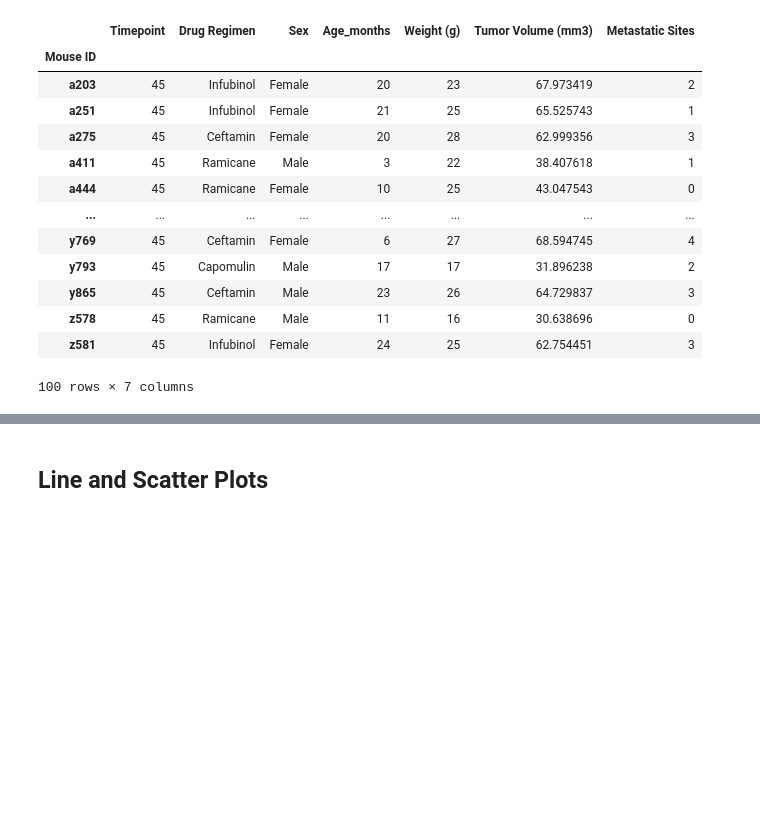
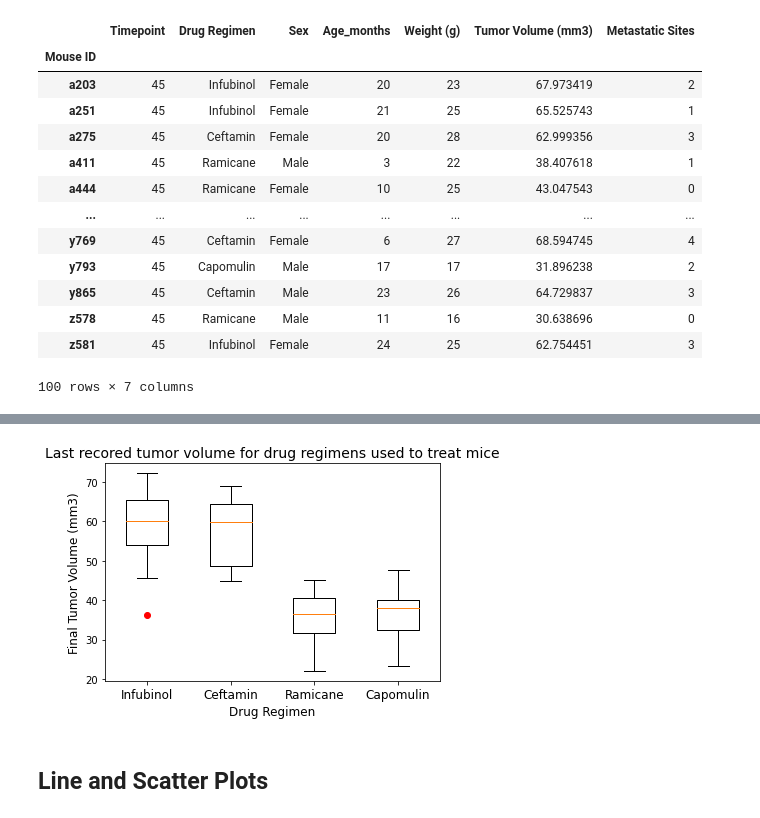
Before and after one commit to Travbz/matplotlib-challenge, a Jupyter notebook: Pymaceuticals/pymaceuticals_starter.ipynb, the cells around one changed output, grey strips where cells are left out. Drawn from its saved outputs; the diff is of its cells as text; code cells hidden in the pictures; blank space fills up the shorter version.

```diff
--- a/Pymaceuticals/pymaceuticals_starter.ipynb
+++ b/Pymaceuticals/pymaceuticals_starter.ipynb
@@ -317,2 +394,25 @@ Name: Tumor Volume (mm3), dtype: float64
+# %%
+# Generate a box plot of the final tumor volume of each mouse across four regimens of interest
+fig1, ax1 = plt.subplots()
+
+#set title
+ax1.set_title('Last recored tumor volume for drug regimens used to treat mice', fontsize=14)
+
+#bring in data for plot using list of drugs and tumor volumes
+ax1.boxplot(tumor_volume_data, sym="r", widths=.5, vert=True)
+
+#format box plot with labels
+
+ax1.set_ylabel('Final Tumor Volume (mm3)', fontsize=12)
+ax1.set_xlabel('Drug Regimen', fontsize=12)
+plot = ax1.set_xticklabels(treatment_used, fontsize=12)
+
+
+
+
+
+plt.show()
+# %% [output]
+[figure, added]
 # %% [markdown]
 ## Line and Scatter Plots
```
Also changed, not shown: parts of 13 cells of this notebook.
